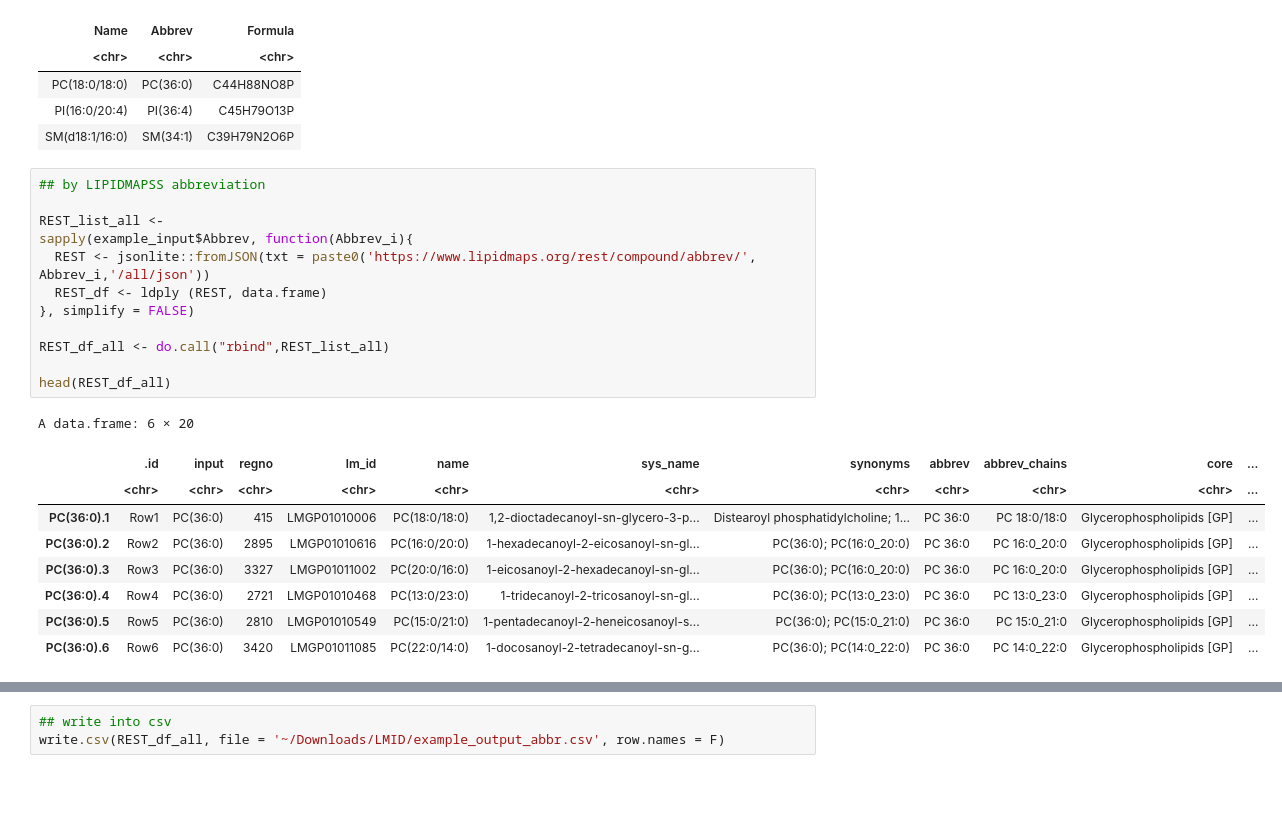
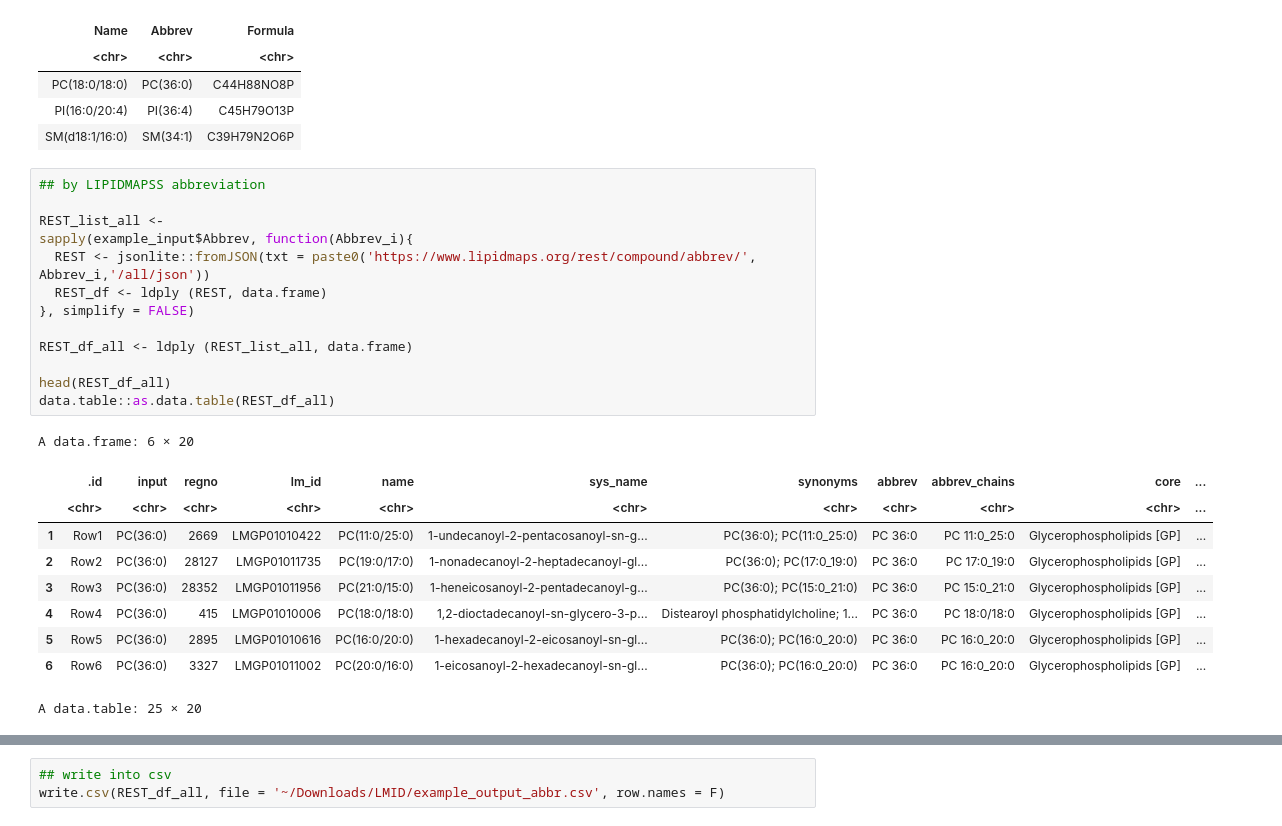
Before and after one commit to martijnmolenaar/miscellaneous, a Jupyter notebook: LIPIDMAPS_REST_for_R.ipynb, the cells around one changed output, grey strips where cells are left out. Cells and saved outputs as stored; diff of their text form; blank space fills up the shorter version.

```diff
--- a/LIPIDMAPS_REST_for_R.ipynb
+++ b/LIPIDMAPS_REST_for_R.ipynb
@@ -18,22 +19,24 @@ A data.frame: 3 × 3
 # %%
 ## by LIPIDMAPSS abbreviation
 
 REST_list_all <-
 sapply(example_input$Abbrev, function(Abbrev_i){
   REST <- jsonlite::fromJSON(txt = paste0('https://www.lipidmaps.org/rest/compound/abbrev/', Abbrev_i,'/all/json'))
   REST_df <- ldply (REST, data.frame)
 }, simplify = FALSE)
 
-REST_df_all <- do.call("rbind",REST_list_all)
+REST_df_all <- ldply (REST_list_all, data.frame)
 
 head(REST_df_all)
+data.table::as.data.table(REST_df_all)
 # %% [output]
 A data.frame: 6 × 20
 |  | .id | input | regno | lm_id | name | sys_name | synonyms | abbrev | abbrev_chains | core | ... |
 |  | <chr> | <chr> | <chr> | <chr> | <chr> | <chr> | <chr> | <chr> | <chr> | <chr> | ... |
-| PC(36:0).1 | Row1 | PC(36:0) | 415 | LMGP01010006 | PC(18:0/18:0) | 1,2-dioctadecanoyl-sn-glycero-3-p... | Distearoyl phosphatidylcholine; 1... | PC 36:0 | PC 18:0/18:0 | Glycerophospholipids [GP] | ... |
-| PC(36:0).2 | Row2 | PC(36:0) | 2895 | LMGP01010616 | PC(16:0/20:0) | 1-hexadecanoyl-2-eicosanoyl-sn-gl... | PC(36:0); PC(16:0_20:0) | PC 36:0 | PC 16:0_20:0 | Glycerophospholipids [GP] | ... |
-| PC(36:0).3 | Row3 | PC(36:0) | 3327 | LMGP01011002 | PC(20:0/16:0) | 1-eicosanoyl-2-hexadecanoyl-sn-gl... | PC(36:0); PC(16:0_20:0) | PC 36:0 | PC 16:0_20:0 | Glycerophospholipids [GP] | ... |
-| PC(36:0).4 | Row4 | PC(36:0) | 2721 | LMGP01010468 | PC(13:0/23:0) | 1-tridecanoyl-2-tricosanoyl-sn-gl... | PC(36:0); PC(13:0_23:0) | PC 36:0 | PC 13:0_23:0 | Glycerophospholipids [GP] | ... |
-| PC(36:0).5 | Row5 | PC(36:0) | 2810 | LMGP01010549 | PC(15:0/21:0) | 1-pentadecanoyl-2-heneicosanoyl-s... | PC(36:0); PC(15:0_21:0) | PC 36:0 | PC 15:0_21:0 | Glycerophospholipids [GP] | ... |
-| PC(36:0).6 | Row6 | PC(36:0) | 3420 | LMGP01011085 | PC(22:0/14:0) | 1-docosanoyl-2-tetradecanoyl-sn-g... | PC(36:0); PC(14:0_22:0) | PC 36:0 | PC 14:0_22:0 | Glycerophospholipids [GP] | ... |
+| 1 | Row1 | PC(36:0) | 2669 | LMGP01010422 | PC(11:0/25:0) | 1-undecanoyl-2-pentacosanoyl-sn-g... | PC(36:0); PC(11:0_25:0) | PC 36:0 | PC 11:0_25:0 | Glycerophospholipids [GP] | ... |
+| 2 | Row2 | PC(36:0) | 28127 | LMGP01011735 | PC(19:0/17:0) | 1-nonadecanoyl-2-heptadecanoyl-gl... | PC(36:0); PC(17:0_19:0) | PC 36:0 | PC 17:0_19:0 | Glycerophospholipids [GP] | ... |
+| 3 | Row3 | PC(36:0) | 28352 | LMGP01011956 | PC(21:0/15:0) | 1-heneicosanoyl-2-pentadecanoyl-g... | PC(36:0); PC(15:0_21:0) | PC 36:0 | PC 15:0_21:0 | Glycerophospholipids [GP] | ... |
+| 4 | Row4 | PC(36:0) | 415 | LMGP01010006 | PC(18:0/18:0) | 1,2-dioctadecanoyl-sn-glycero-3-p... | Distearoyl phosphatidylcholine; 1... | PC 36:0 | PC 18:0/18:0 | Glycerophospholipids [GP] | ... |
+| 5 | Row5 | PC(36:0) | 2895 | LMGP01010616 | PC(16:0/20:0) | 1-hexadecanoyl-2-eicosanoyl-sn-gl... | PC(36:0); PC(16:0_20:0) | PC 36:0 | PC 16:0_20:0 | Glycerophospholipids [GP] | ... |
+| 6 | Row6 | PC(36:0) | 3327 | LMGP01011002 | PC(20:0/16:0) | 1-eicosanoyl-2-hexadecanoyl-sn-gl... | PC(36:0); PC(16:0_20:0) | PC 36:0 | PC 16:0_20:0 | Glycerophospholipids [GP] | ... |
+A data.table: 25 × 20
```
Also changed, not shown: parts of 3 cells of this notebook.
